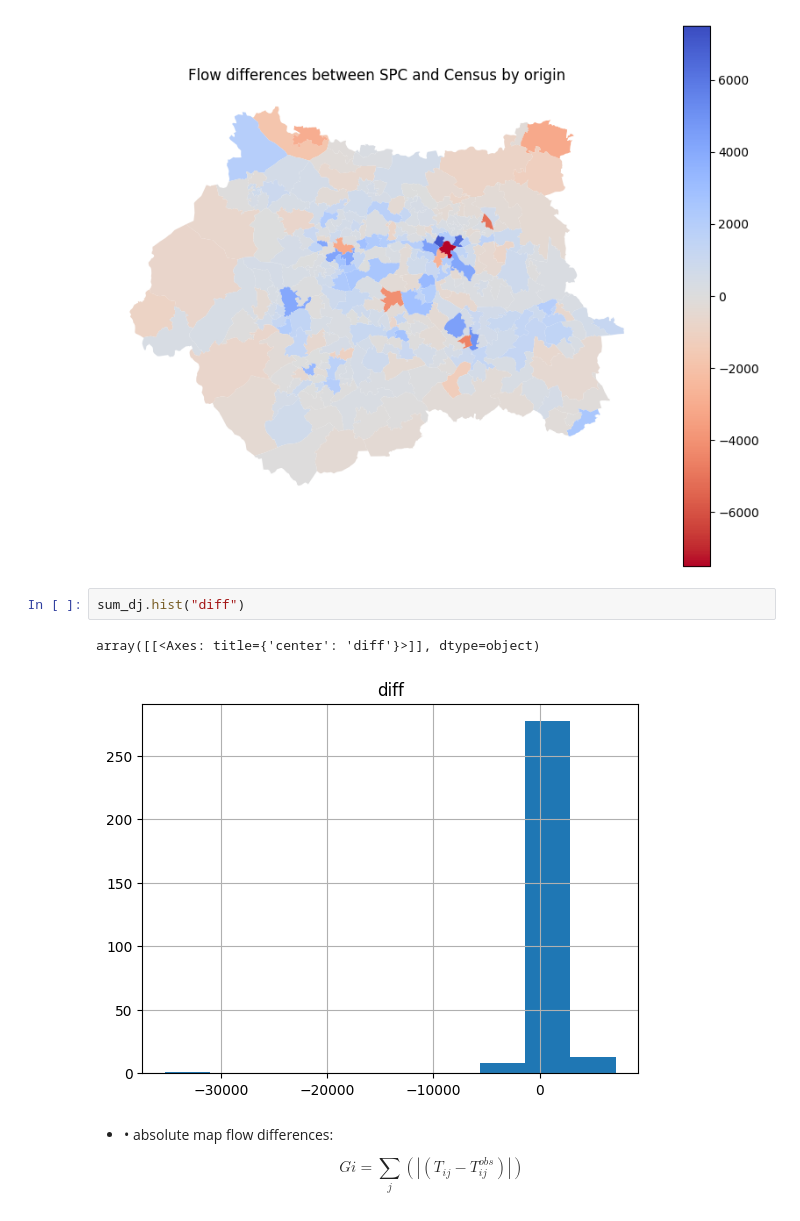
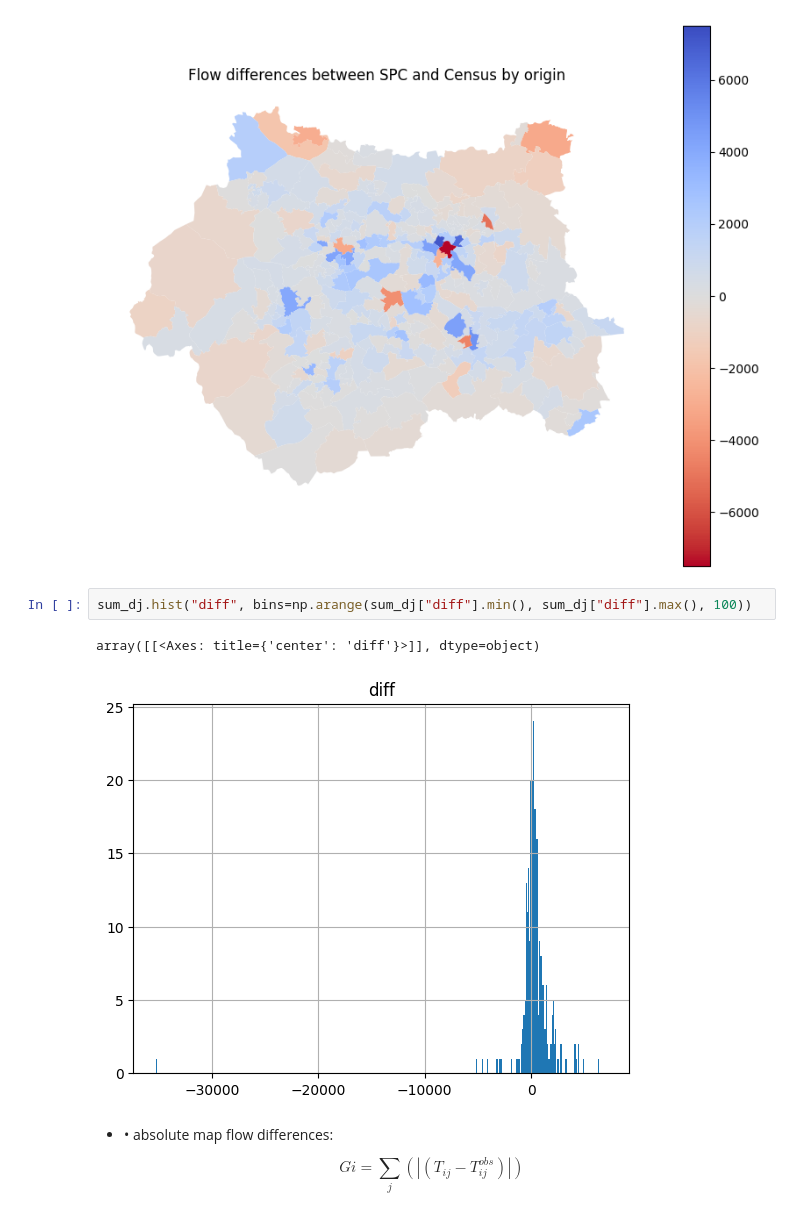
Before and after one commit to Urban-Analytics-Technology-Platform/acbm, a Jupyter notebook: notebooks/Validation_SPC_with Census.ipynb, the cells around one changed output. Drawn from its saved outputs; the diff is of its cells as text.

```diff
--- a/notebooks/Validation_SPC_with Census.ipynb
+++ b/notebooks/Validation_SPC_with Census.ipynb
@@ -704,10 +743,10 @@ West_yorkshire_MSOA.join(sum_dj, on="msoa11cd").plot(
 <Axes: title={'center': 'Flow differences between SPC and Census by origin'}>
 [figure]
 # %%
-sum_dj.hist("diff")
+sum_dj.hist("diff", bins=np.arange(sum_dj["diff"].min(), sum_dj["diff"].max(), 100))
 # %% [output]
 array([[<Axes: title={'center': 'diff'}>]], dtype=object)
-[figure, old version]
+[figure, new version]
 # %% [markdown]
 - • absolute map flow differences:
 
```
Also changed, not shown: parts of 16 cells of this notebook.
